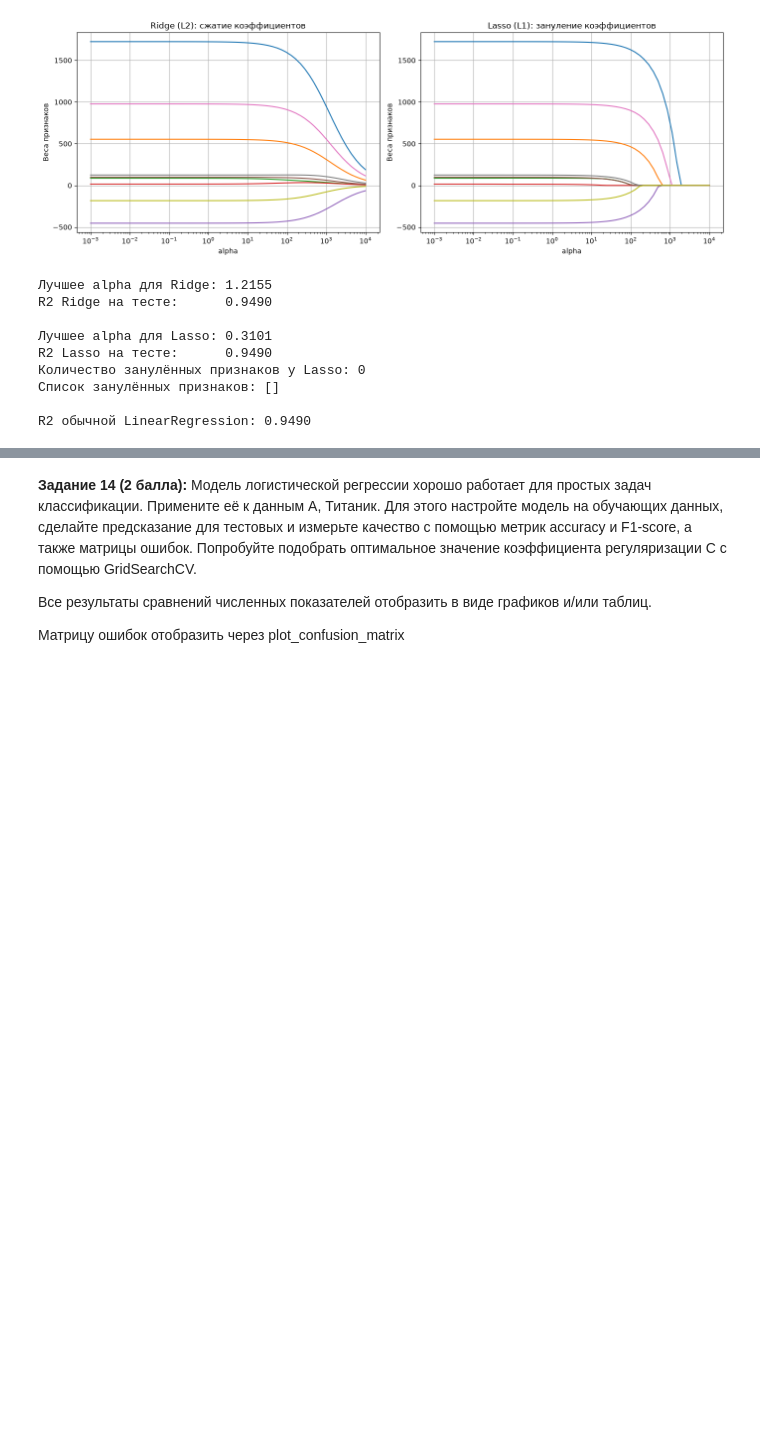
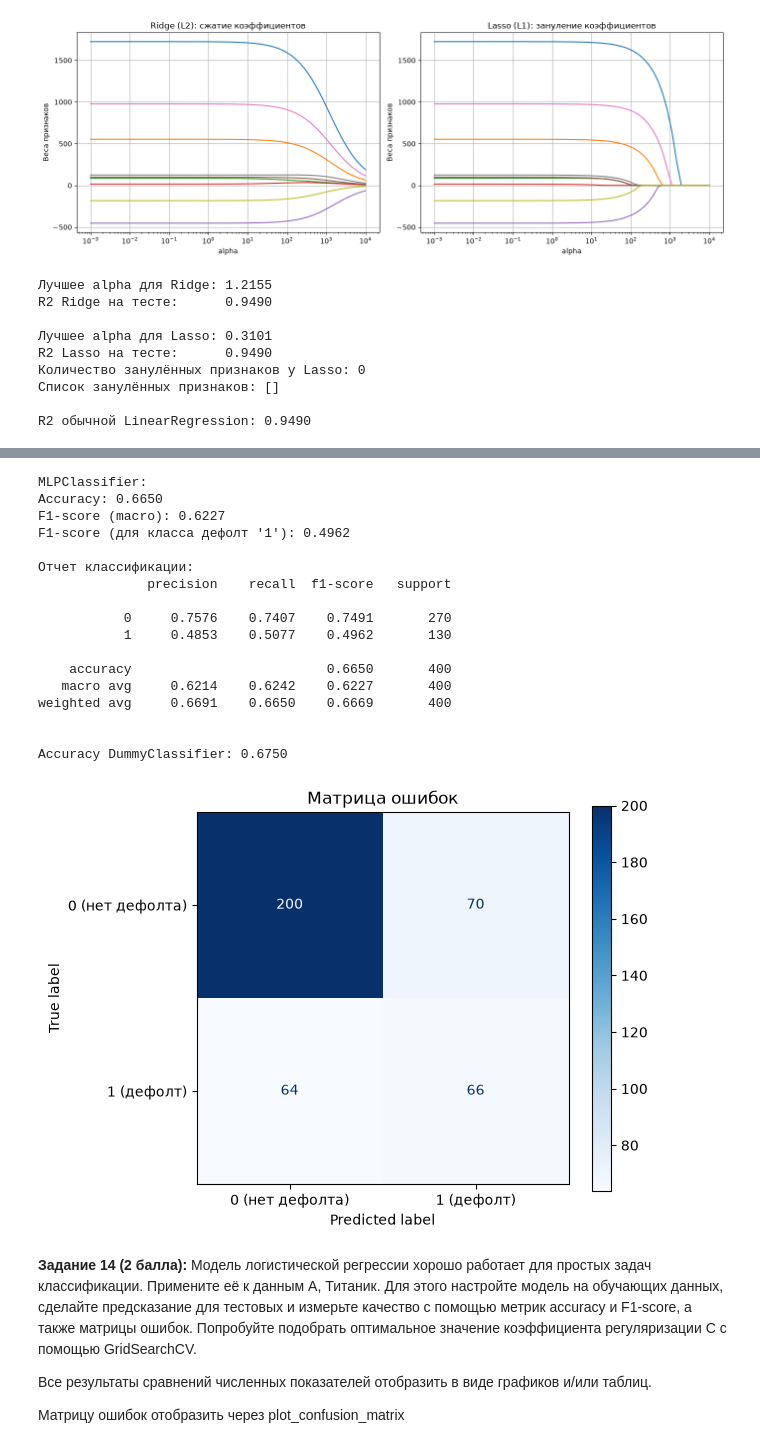
Before and after one commit to IrishinT/Lab_02_PythonForAI, a Jupyter notebook: Languages_for_AI__Python_ML_Lab02.ipynb, the cells around one changed output, grey strips where cells are left out. Cells and saved outputs as stored; diff of their text form; code cells hidden in the pictures; blank space fills up the shorter version.

```diff
--- a/Languages_for_AI__Python_ML_Lab02.ipynb
+++ b/Languages_for_AI__Python_ML_Lab02.ipynb
@@ -904,3 +1017,82 @@ from sklearn.metrics import accuracy_score, f1_score, classification_report, Con
+# %%
+import matplotlib.pyplot as plt
+import numpy as np
+import pandas as pd
+from sklearn.dummy import DummyClassifier
+from sklearn.metrics import ConfusionMatrixDisplay, accuracy_score, classification_report, f1_score
+from sklearn.model_selection import train_test_split
+from sklearn.neural_network import MLPClassifier
+from sklearn.pipeline import Pipeline
+from sklearn.preprocessing import StandardScaler
+
+df = pd.read_csv("credit_scoring.csv")
+X_cls = df.drop(columns=["default"])
+y_cls = df["default"]
+
+X_train, X_test, y_train, y_test = train_test_split(
+    X_cls, y_cls, test_size=0.2, random_state=42, stratify=y_cls
+)
+
+pipeline_mlp = Pipeline(
+    [
+        ("scaler", StandardScaler()),
+        (
+            "mlp",
+            MLPClassifier(
+                hidden_layer_sizes=(64, 32), max_iter=3000, random_state=42
+            ),
+        ),
+    ]
+)
+
+# Обучение MLP
+pipeline_mlp.fit(X_train, y_train)
+y_pred_mlp = pipeline_mlp.predict(X_test)
+
+# Обучение DummyClassifier (наивная модель, всегда выбирает самый частый класс)
+dummy = DummyClassifier(strategy="most_frequent")
+dummy.fit(X_train, y_train)
+y_pred_dummy = dummy.predict(X_test)
+
+print("\nMLPClassifier:")
+print(f"Accuracy: {accuracy_score(y_test, y_pred_mlp):.4f}")
+print(f"F1-score (macro): {f1_score(y_test, y_pred_mlp, average='macro'):.4f}")
+print(f"F1-score (для класса дефолт '1'): {f1_score(y_test, y_pred_mlp):.4f}")
+print("\nОтчет классификации:")
+print(classification_report(y_test, y_pred_mlp, digits=4))
+
+print(f"\nAccuracy DummyClassifier: {accuracy_score(y_test, y_pred_dummy):.4f}\n")
+
+fig, ax = plt.subplots(figsize=(6, 5))
+ConfusionMatrixDisplay.from_predictions(
+    y_test,
+    y_pred_mlp,
+    display_labels=["0 (нет дефолта)", "1 (дефолт)"],
+    cmap="Blues",
+    ax=ax,
+)
+plt.title("Матрица ошибок")
+plt.grid(False)
+plt.show()
+# %% [output]
+MLPClassifier:
+Accuracy: 0.6650
+F1-score (macro): 0.6227
+F1-score (для класса дефолт '1'): 0.4962
+
+Отчет классификации:
+              precision    recall  f1-score   support
+
+           0     0.7576    0.7407    0.7491       270
+           1     0.4853    0.5077    0.4962       130
+
+    accuracy                         0.6650       400
+   macro avg     0.6214    0.6242    0.6227       400
+weighted avg     0.6691    0.6650    0.6669       400
+
+
+Accuracy DummyClassifier: 0.6750
+[figure, added]
 # %% [markdown]
 __Задание 14 (2 балла):__ Модель логистической регрессии хорошо работает для простых задач классификации.
 Примените её к данным А, Титаник. Для этого настройте модель на обучающих данных, сделайте предсказание для тестовых и измерьте качество с помощью метрик accuracy и F1-score, а также матрицы ошибок. Попробуйте подобрать оптимальное значение коэффициента регуляризации С с помощью GridSearchCV.
```
Also changed, not shown: parts of 9 cells of this notebook.
